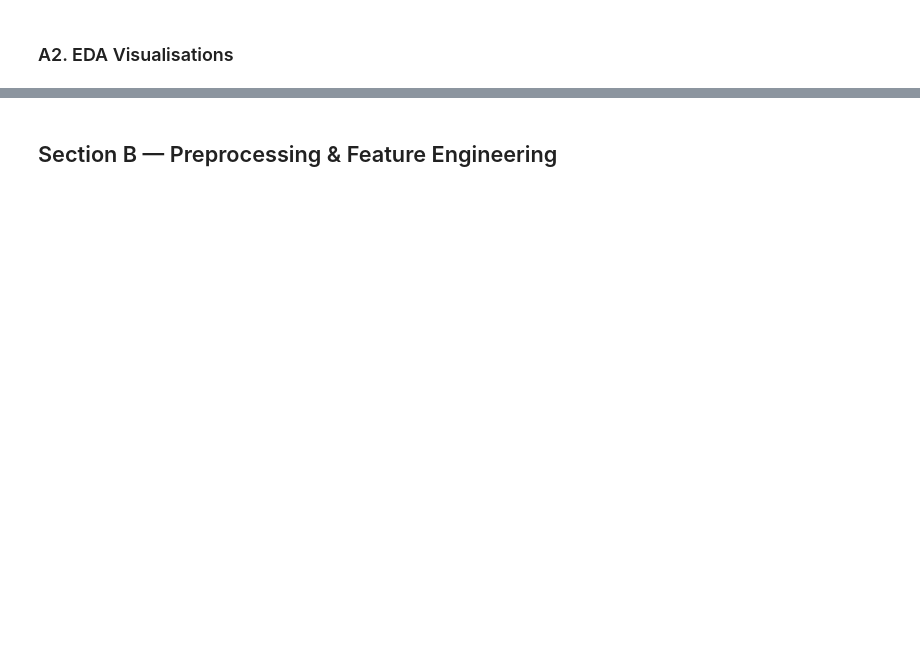
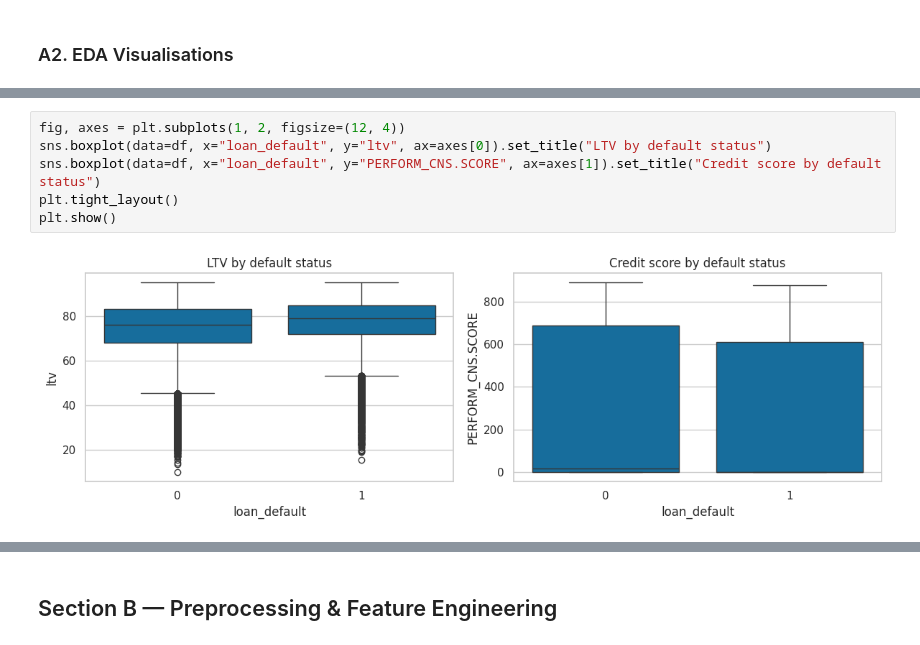
Before and after one commit to Rushil-99/ML-capstone, a Jupyter notebook: notebooks/classification.ipynb, the cells around one changed output, grey strips where cells are left out. Cells and saved outputs as stored; diff of their text form; blank space fills up the shorter version.

```diff
--- a/notebooks/classification.ipynb
+++ b/notebooks/classification.ipynb
@@ -102,0 +85,8 @@ plt.show()
+# %%
+fig, axes = plt.subplots(1, 2, figsize=(12, 4))
+sns.boxplot(data=df, x="loan_default", y="ltv", ax=axes[0]).set_title("LTV by default status")
+sns.boxplot(data=df, x="loan_default", y="PERFORM_CNS.SCORE", ax=axes[1]).set_title("Credit score by default status")
+plt.tight_layout()
+plt.show()
+# %% [output]
+[figure, added]
```
Also changed, not shown: parts of 33 cells of this notebook, 4 other files.
